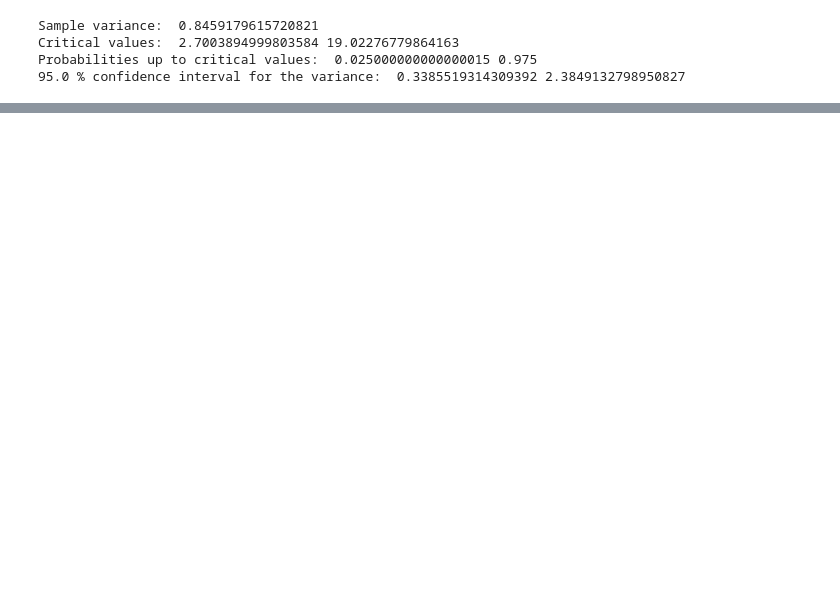
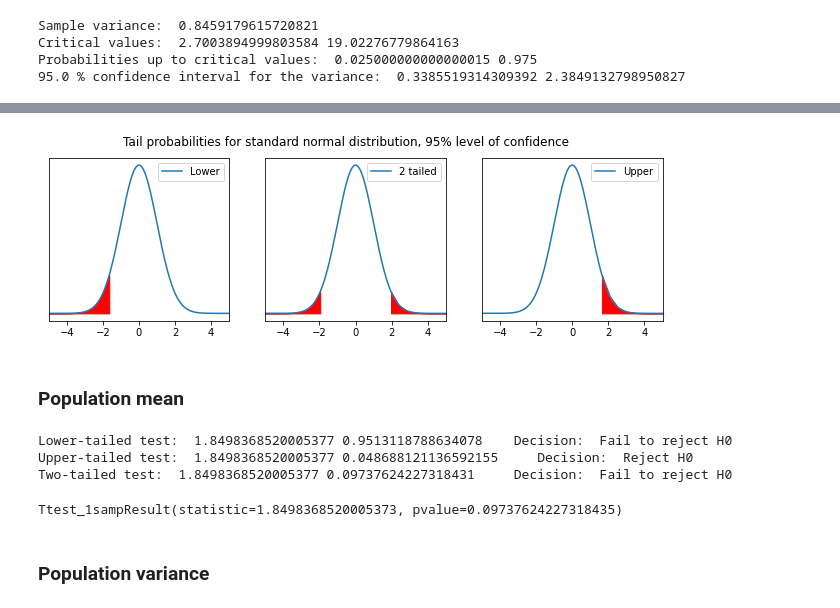
Before and after one commit to vp-code/Python-Stats, a Jupyter notebook: Inferential_Statistics.ipynb, the cells around one changed output, grey strips where cells are left out. Drawn from its saved outputs; the diff is of its cells as text; code cells hidden in the pictures; blank space fills up the shorter version.

```diff
--- a/Inferential_Statistics.ipynb
+++ b/Inferential_Statistics.ipynb
@@ -494,0 +576,28 @@ stats.f.ppf(0.95,3,185)
+# %%
+# Confidence levels and tails
+
+fig = plt.figure(figsize=(11,3))     # Figure size is (width,height) in inches
+_ = fig.suptitle('Tail probabilities for standard normal distribution, 95% level of confidence')
+
+alpha = 0.05
+areas = [alpha,alpha/2,1-alpha]
+zc = stats.norm.ppf(areas)
+
+xl = 10
+x = np.linspace(-xl,xl,1000)     # Generates 100 evenly spaced numbers in the interval [-xl,xl]
+xd ={'Lower':(-xl,zc[0]),'2 tailed':(-xl,zc[1],-zc[1],xl), 'Upper':(zc[2],xl)}
+
+for i,key in enumerate(xd):
+    ax = fig.add_subplot(1,3,i+1)
+    _ = ax.axes.get_yaxis().set_visible(False)
+    _ = ax.axes.set_xlim(-5,5)
+    _ = ax.plot(x,stats.norm.pdf(x),label=key)
+    _ = ax.legend(loc='upper right')
+
+    x1 = np.linspace(xd[key][0],xd[key][1],20)
+    _=ax.fill_between(x1,0,stats.norm.pdf(x1),color='r')
+    if (key == "2 tailed"):
+        x2 = np.linspace(xd[key][2],xd[key][3],20)
+        _=ax.fill_between(x2,0,stats.norm.pdf(x2),color='r')
+# %% [output]
+[figure, added]
@@ -494,0 +611,36 @@ stats.f.ppf(0.95,3,185)
+# %% [markdown]
+### Population mean
+# %%
+# Hypothesis testing for population mean
+
+np.random.seed(12345)
+n=10
+x = stats.norm.rvs(size=n)  # Standard normal random variates
+alpha = 0.05
+
+xbar = np.mean(x)
+s = np.std(x, ddof=1)    # ddof=1 uses (n-1) for the denominator, so gives us sample sd
+
+mu = 0.0                # H0: mu = 0
+T =  (xbar-mu)/ (s/np.sqrt(n))
+
+# Lower-tailed test
+pl = stats.t.cdf(T,n-1)
+print("Lower-tailed test: ",T,pl,"   Decision: ", decision_rule(alpha,pl))
+
+# Upper-tailed test
+pu = 1-stats.t.cdf(T,n-1)
+print("Upper-tailed test: ",T,pu,"    Decision: ", decision_rule(alpha,pu))
+
+# Two-tailed test
+p2 = 2*(min(pl,pu)) # Two-tailed test, so twice the tail probability. Note that degrees of freedom = n-1
+print("Two-tailed test: ",T,p2,"    Decision: ", decision_rule(alpha,p2))
+
+stats.ttest_1samp(x,0)     # Default behavior of ttest_1samp: H0: mu = 0, Ha: mu not equal to zero
+# %% [output]
+Lower-tailed test:  1.8498368520005377 0.9513118788634078    Decision:  Fail to reject H0
+Upper-tailed test:  1.8498368520005377 0.048688121136592155     Decision:  Reject H0
+Two-tailed test:  1.8498368520005377 0.09737624227318431     Decision:  Fail to reject H0
+Ttest_1sampResult(statistic=1.8498368520005373, pvalue=0.09737624227318435)
+# %% [markdown]
+### Population variance
```
Also changed, not shown: parts of 22 cells of this notebook, 2 other files.
